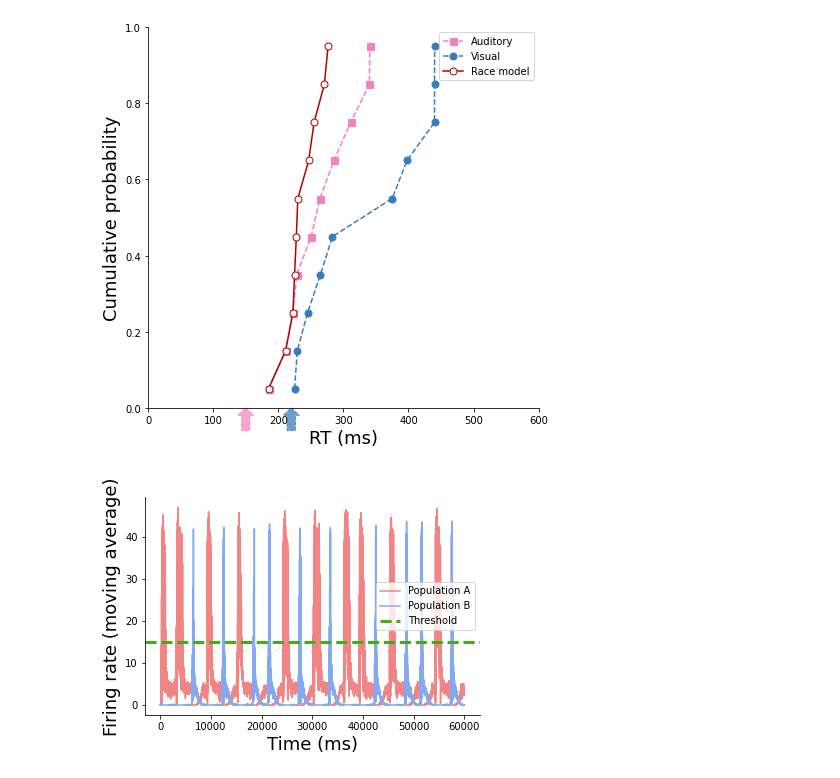
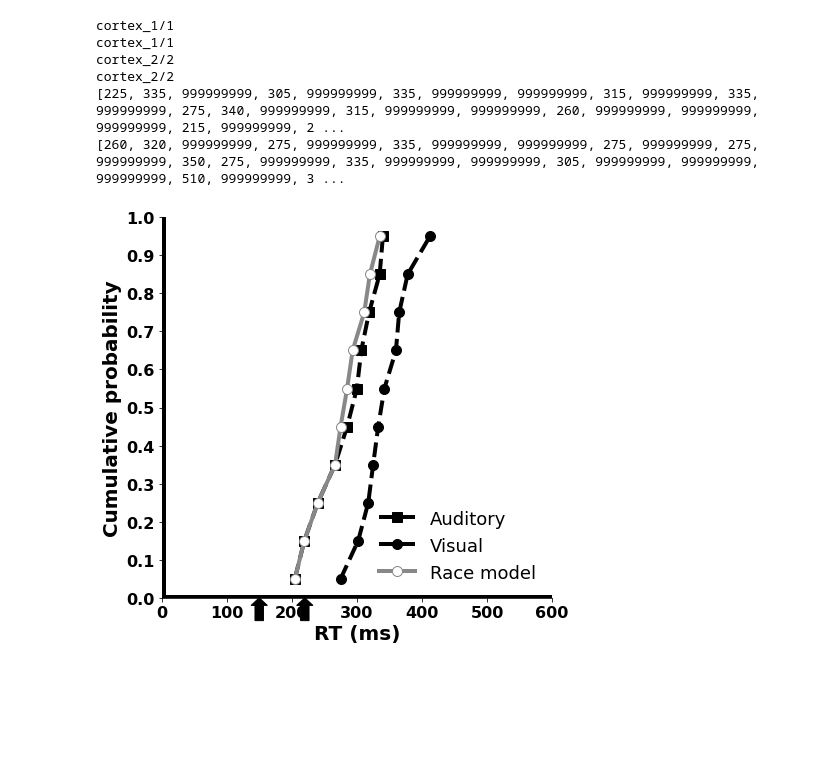
Before and after one commit to wakephul/musin-backend, a Jupyter notebook: cortex_rt_plot.ipynb, the cells around one changed output. Cells and saved outputs as stored; diff of their text form; code cells hidden in the pictures; blank space fills up the shorter version.

```diff
--- a/cortex_rt_plot.ipynb
+++ b/cortex_rt_plot.ipynb
@@ -15,19 +15,27 @@ def cdf_calc(data):
     return bins_count, cdf
 
 
-ids = [441]
+ids = [524, 525]
 th = 15
+# plots = [
+#     ['0', 'Auditory', '--s', '#f781bf', '#f781bf'],
+#     ['1', 'Visual', '--o', '#377eb8', '#377eb8']
+# ]
 plots = [
-    ['0', 'Auditory', '--s', '#f781bf', '#f781bf'],
-    ['1', 'Visual', '--o', '#377eb8', '#377eb8']
+    ['0', 'Auditory', '--s', '#000', '#000'],
+    ['1', 'Visual', '--o', '#000', '#000']
 ]
 # figure, axis = plt.subplots(2, 1, figsize=(10, 10))
 # plt.setp(axis, xlim=(0, 600), ylim=(0, 1.1))
 plt.figure(figsize=(7, 7))
 plt.xlim(0, 600)
 plt.ylim(0, 1)
-plt.xlabel("RT (ms)", fontsize=18)
-plt.ylabel("Cumulative probability", fontsize=18)
+plt.xlabel("RT (ms)", fontsize=20, weight="bold")
+plt.ylabel("Cumulative probability", fontsize=20, weight="bold")
+plt.axhline(linewidth=7, color='black')
+plt.axvline(linewidth=7, color='black')
+plt.xticks(fontsize=16, weight="bold")
+plt.yticks(np.arange(0, 1.1, 0.1), fontsize=16, weight="bold")
 
 # 68 is AUDITORY for 100 times
 # 91 is VISUAL for 100 times
@@ -40,6 +48,7 @@ for index, plot in enumerate(plots):
     response_times_complete = []
     for id in ids:
         sim = 'cortex_'+str(index+1)+'/'+str(index+1)
+        print(sim)
         with open('output/executions/'+str(id)+'/simulations/decision_making_nrp/'+sim+'/bin_rates_A_test_0.json', 'r') as j:
             bin_rates_A_complete = json.loads(j.read())
         with open('output/executions/'+str(id)+'/simulations/decision_making_nrp/'+sim+'/bin_rates_B_test_0.json', 'r') as j:
@@ -60,57 +69,52 @@ for index, plot in enumerate(plots):
                 response_times[index].append(rt%1000)
                 response_times_complete.append(rt%1000)
 
         resp = calculate_response_times(ma_rates_B, th, trial_time, bin_size)
         for rt in resp:
             if rt == 999999999:
                 response_times[index].append(rt)
             else:
                 response_times[index].append(rt%1000)
                 response_times_complete.append(rt%1000)
 
-        bins_count, cdf = cdf_calc(response_times_complete)
+    bins_count, cdf = cdf_calc(response_times_complete)
 
-        perc = []
-        for i in np.arange(0.05, 1.0, 0.1):
-            perc.append(np.percentile(response_times_complete, i*100))
+    perc = []
+    for i in np.arange(0.05, 1.0, 0.1):
+        perc.append(np.percentile(response_times_complete, i*100))
 
-        # axis[0].plot(bins_count[1:], cdf, '--o', label=plot[1], color=plot[2])
-        # axis[1].plot(perc, np.arange(0.05, 1.0, 0.1), '--o', label=plot[1], color=plot[2])
-        plt.plot(perc, np.arange(0.05, 1.0, 0.1), plot[2], label=plot[1], color=plot[3], markerfacecolor=plot[4], markersize=7)
+    # axis[0].plot(bins_count[1:], cdf, '--o', label=plot[1], color=plot[2])
+    # axis[1].plot(perc, np.arange(0.05, 1.0, 0.1), '--o', label=plot[1], color=plot[2])
+    plt.plot(perc, np.arange(0.05, 1.0, 0.1), plot[2], label=plot[1], color=plot[3], markerfacecolor=plot[4], markersize=10, linewidth=4)
 
 race_model = np.minimum.reduce([response_times[0], response_times[1]])
 race_model = [v for v in race_model if v != 999999999]
-
-# print('AUDITORY', response_times[0])
-# print('VISUAL: ', response_times[1])
-# print('RACE MODEL: ', race_model)
 
 bins_count_racemodel, cdf_racemodel = cdf_calc(race_model)
 
 perc = []
 for i in np.arange(0.05, 1.0, 0.1):
     perc.append(np.percentile(race_model, i*100))
 # axis[0].plot(bins_count_racemodel[1:], cdf_racemodel, '--o', label="Race model", color="crimson")
 # axis[1].plot(perc, np.arange(0.05, 1.0, 0.1), '--o', label="Race model", color="crimson")
-plt.plot(perc, np.arange(0.05, 1.0, 0.1), '-o', label='Race model', color="#b30000", markerfacecolor="white", markersize=7)
+# plt.plot(perc, np.arange(0.05, 1.0, 0.1), '-o', label='Race model', color="#b30000", markerfacecolor="white", markersize=7)
+plt.plot(perc, np.arange(0.05, 1.0, 0.1), '-o', label='Race model', color="#888", markerfacecolor="white", markersize=10, linewidth=4)
 
-plt.legend()
+print(response_times[0])
+print(response_times[1])
+
+plt.legend(loc="lower right", frameon=False, prop={'size': 18})
 plt.rcParams['axes.spines.right'] = False
 plt.rcParams['axes.spines.top'] = False
-plt.arrow(150, -0.06, 0, 0.04, color="#f781bfbb", linestyle="--", width=13, head_width=25, head_length=0.02, clip_on=False)
-plt.arrow(220, -0.06, 0, 0.04, color="#377eb8bb", linestyle="--", width=13, head_width=25, head_length=0.02, clip_on=False)
+plt.arrow(150, -0.06, 0, 0.04, color="#000", width=13, head_width=25, head_length=0.02, clip_on=False)
+plt.arrow(220, -0.06, 0, 0.04, color="#000", width=13, head_width=25, head_length=0.02, clip_on=False)
 plt.savefig('cortex_rts.png', format='png', dpi=300)
 plt.show()
-
-plt.figure()
-plt.plot(times_A, ma_rates_A, color="#f18585", label="Population A")
-plt.plot(times_B, ma_rates_B, color="#85a9f1", label="Population B")
-plt.axhline(th, color="#40ae17", linestyle="--", label="Threshold", linewidth=3)
-plt.legend()
-plt.xlabel("Time (ms)", fontsize=18)
-plt.ylabel("Firing rate (moving average)", fontsize=18)
-plt.savefig('cortex_ma_rates.png', format='png', dpi=300)
-plt.show()
 # %% [output]
+cortex_1/1
+cortex_1/1
+cortex_2/2
+cortex_2/2
+[225, 335, 999999999, 305, 999999999, 335, 999999999, 999999999, 315, 999999999, 335, 999999999, 275, 340, 999999999, 315, 999999999, 999999999, 260, 999999999, 999999999, 999999999, 215, 999999999, 2 ...
+[260, 320, 999999999, 275, 999999999, 335, 999999999, 999999999, 275, 999999999, 275, 999999999, 350, 275, 999999999, 335, 999999999, 999999999, 305, 999999999, 999999999, 999999999, 510, 999999999, 3 ...
-[figure, old version]
+[figure, new version]
-[figure, removed]
```
Also changed, not shown: parts of 1 cell of this notebook, 45 other files.
